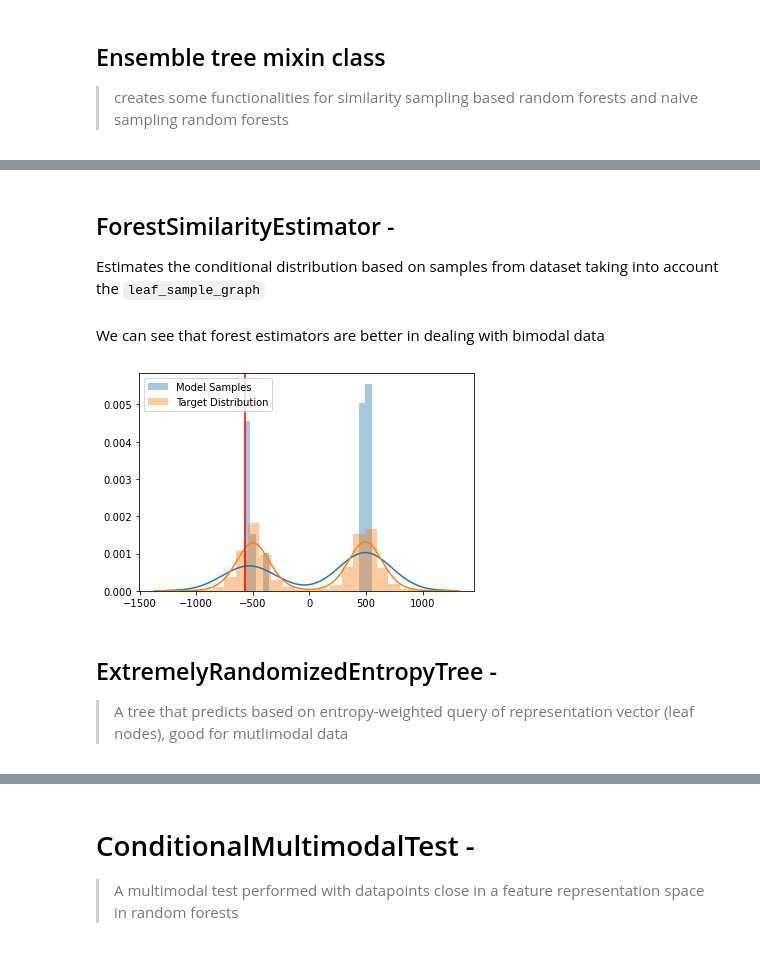
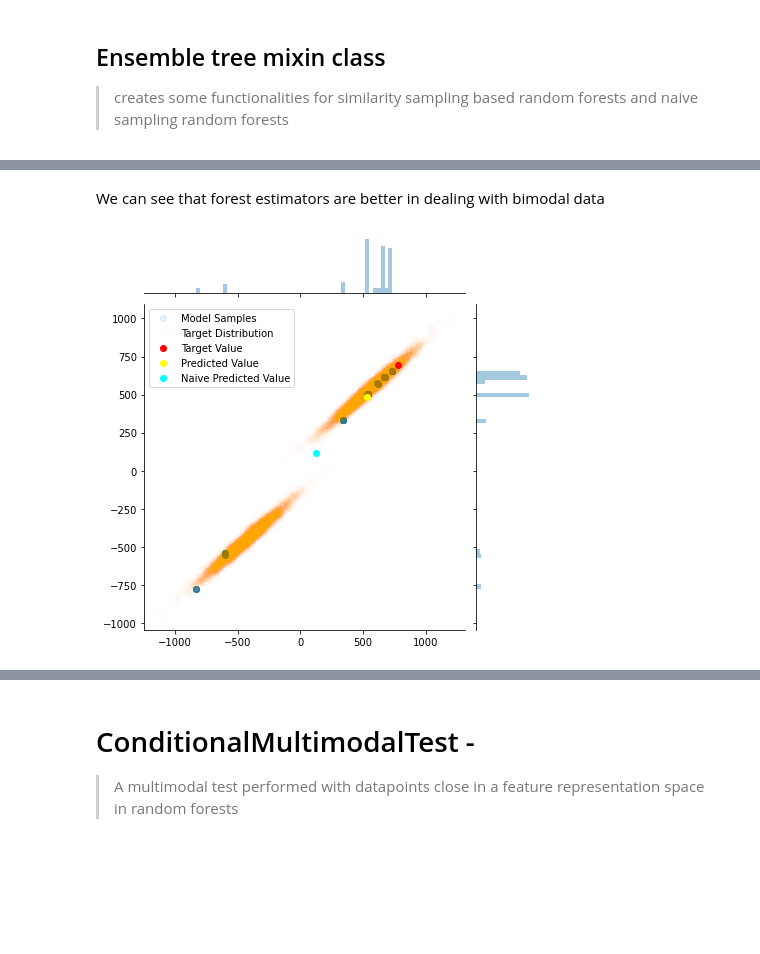
Before and after one commit to AlanGanem/scikit-density, a Jupyter notebook: notebooks/01_ensemble.ipynb, the cells around one changed output, grey strips where cells are left out. Drawn from its saved outputs; the diff is of its cells as text; code cells hidden in the pictures; blank space fills up the shorter version.

Commit message:
added alpha, beta and gamma query params

```diff
--- a/notebooks/01_ensemble.ipynb
+++ b/notebooks/01_ensemble.ipynb
@@ -234,12 +326,0 @@ distributions bot poorly the joint distributions
-# %%
-estimator = ensemble.RandomForestRegressor(n_estimators = 10,min_samples_leaf = 2)
-density_estimator = NaiveTreeEnsemble(estimator).fit(X_train,y_train)
-# %%
-i = 55
-samples = density_estimator.sample(X_test[i:i+1], sample_size = 700)
-
-jntplot = sns.jointplot(samples[0,:,0], samples[0,:,1], joint_kws = {'label':'Model Samples', 'alpha':0.1})
-jntplot.ax_joint.scatter(y[:,0], y[:,1], color = 'orange', alpha = 0.05, label = 'Target Distribution')
-jntplot.ax_joint.scatter(y_test[i,0], y_test[i,1], color = 'red', label = 'Target Value')
-
-jntplot.ax_joint.legend()
@@ -249,6 +327,2 @@ jntplot.ax_joint.legend()
-# %% [markdown]
-## ForestSimilarityEstimator -
-
-Estimates the conditional distribution based on samples from dataset taking into account the `leaf_sample_graph`
 # %%
 #export
@@ -299,26 +384,31 @@ def SimilarityTreeEnsemble(estimator):
 # %% [markdown]
 We can see that forest estimators are better in dealing with bimodal data
 # %%
-estimator = ensemble.ExtraTreesRegressor(n_estimators = 10,min_samples_leaf = 2)
-density_estimator = SimilarityTreeEnsemble(estimator).fit(X_train,y_train[:,0])
+estimator = ensemble.ExtraTreesRegressor(n_estimators = 10,min_samples_leaf = 15, warm_start = False)
+density_estimator = SimilarityTreeEnsemble(estimator).fit(X_train,y_train[:,:])
 # %%
-i = 55
-samples = density_estimator.sample(X_test[i:i+1], sample_size = 70, alpha = 2)
+#i += 5
+
+alpha, beta, gamma = 10,10,10
+samples = density_estimator.sample(X_test[i:i+1], sample_size = 700, alpha = alpha, beta = beta, gamma = gamma)
+prediction = density_estimator.sim_predict(X_test[i:i+1], alpha = alpha, beta = beta, gamma = gamma)
+naive_prediction = density_estimator.estimator.predict(X_test[i:i+1])
 
 if (len(samples.shape) > 1) and (samples.shape[-1] == 2):
     jntplot = sns.jointplot(samples[0,:,0], samples[0,:,1], joint_kws = {'label':'Model Samples', 'alpha':0.1})
-    jntplot.ax_joint.scatter(y[:,0], y[:,1], color = 'orange', alpha = 0.05, label = 'Target Distribution')
+    jntplot.ax_joint.scatter(y[:,0], y[:,1], color = 'orange', alpha = 0.01, label = 'Target Distribution')
     jntplot.ax_joint.scatter(y_test[i,0], y_test[i,1], color = 'red', label = 'Target Value')
+    jntplot.ax_joint.scatter(prediction[0,0], prediction[0,1], color = 'yellow', label = 'Predicted Value')
+    jntplot.ax_joint.scatter(naive_prediction[0,0], naive_prediction[0,1], color = 'cyan', label = 'Naive Predicted Value')
+
+
 
     jntplot.ax_joint.legend()
 
 else:
     sns.distplot(samples, kde = True, bins = 20, hist_kws = {'label':'Model Samples'})
     dst = sns.distplot(y_test, kde = True, bins = 20, hist_kws = {'label':'Target Distribution'})
     dst._axes.axvline(y_test[i,1], color = 'r')
     dst._axes.legend()
 # %% [output]
-[figure, old version]
+[figure, new version]
-# %% [markdown]
-## ExtremelyRandomizedEntropyTree -
-> A tree that predicts based on entropy-weighted query of representation vector (leaf nodes), good for mutlimodal data
```
Also changed, not shown: parts of 22 cells of this notebook, 6 other files.
